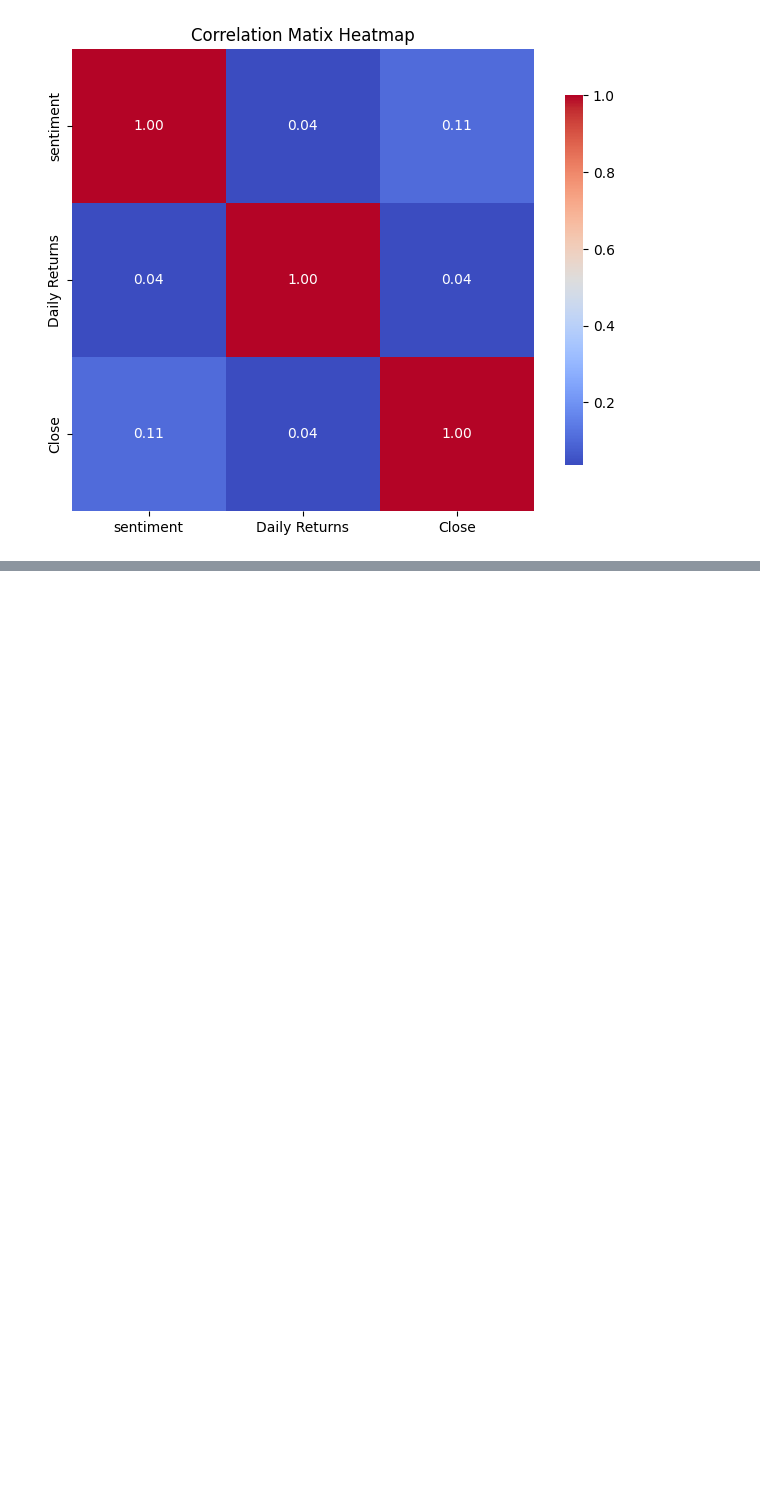
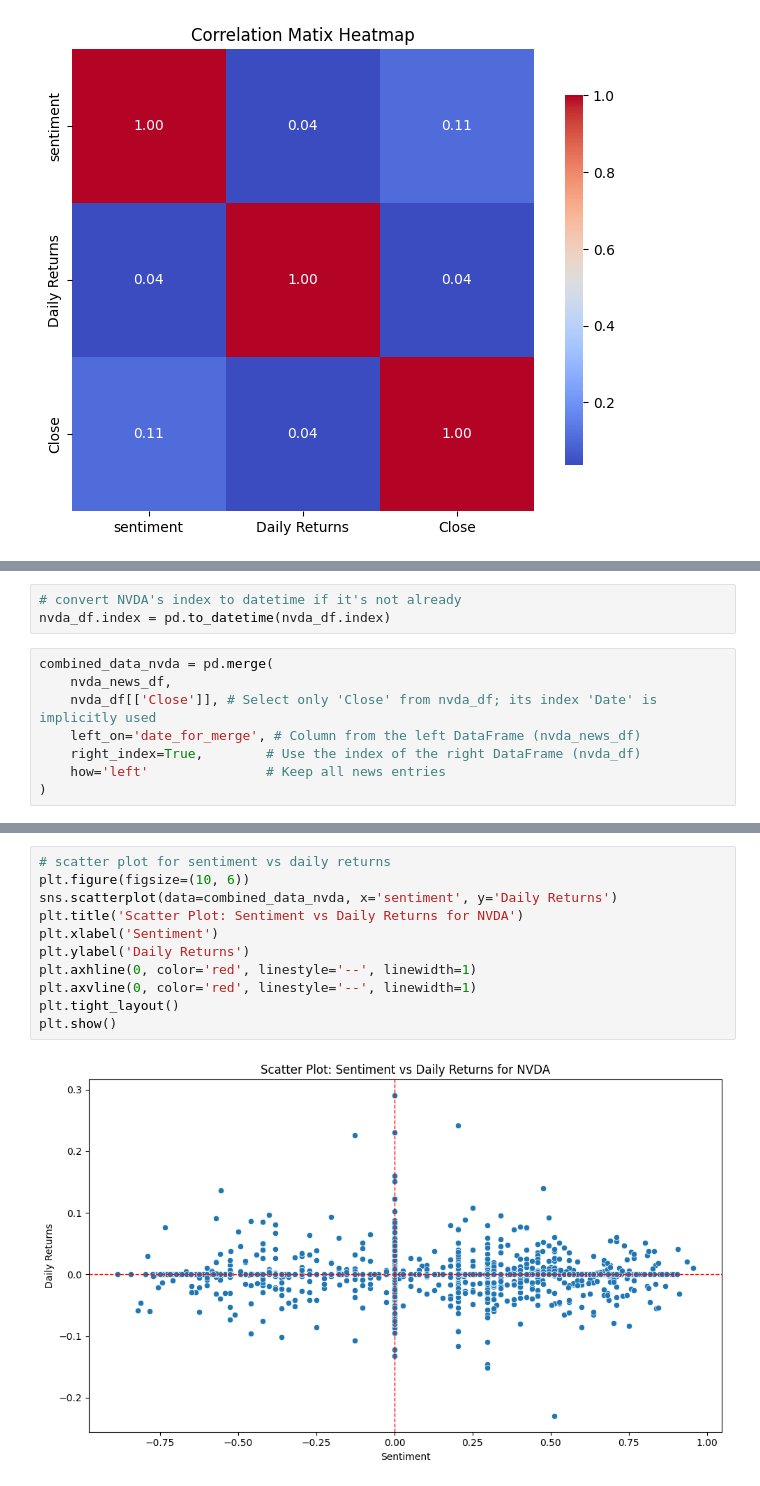
Before and after one commit to 5237-mests/stock-challenge-week-1, a Jupyter notebook: notebooks/task_3_sentiment_correlation.ipynb, the cells around one changed output, grey strips where cells are left out. Cells and saved outputs as stored; diff of their text form; blank space fills up the shorter version.

```diff
--- a/notebooks/task_3_sentiment_correlation.ipynb
+++ b/notebooks/task_3_sentiment_correlation.ipynb
@@ -383,0 +436,11 @@ plt.show()
+# %%
+# convert NVDA's index to datetime if it's not already
+nvda_df.index = pd.to_datetime(nvda_df.index)
+# %%
+combined_data_nvda = pd.merge(
+    nvda_news_df,
+    nvda_df[['Close']], # Select only 'Close' from nvda_df; its index 'Date' is implicitly used
+    left_on='date_for_merge', # Column from the left DataFrame (nvda_news_df)
+    right_index=True,        # Use the index of the right DataFrame (nvda_df)
+    how='left'               # Keep all news entries
+)
@@ -383,0 +544,13 @@ plt.show()
+# %%
+# scatter plot for sentiment vs daily returns
+plt.figure(figsize=(10, 6))
+sns.scatterplot(data=combined_data_nvda, x='sentiment', y='Daily Returns')
+plt.title('Scatter Plot: Sentiment vs Daily Returns for NVDA')
+plt.xlabel('Sentiment')
+plt.ylabel('Daily Returns')
+plt.axhline(0, color='red', linestyle='--', linewidth=1)
+plt.axvline(0, color='red', linestyle='--', linewidth=1)
+plt.tight_layout()
+plt.show()
+# %% [output]
+[figure, added]
```
Also changed, not shown: parts of 73 cells of this notebook.
